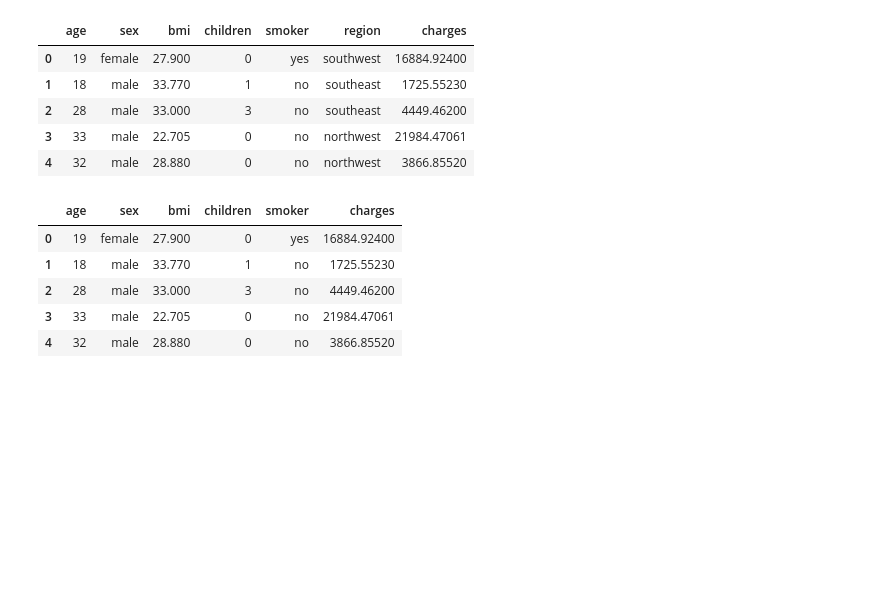
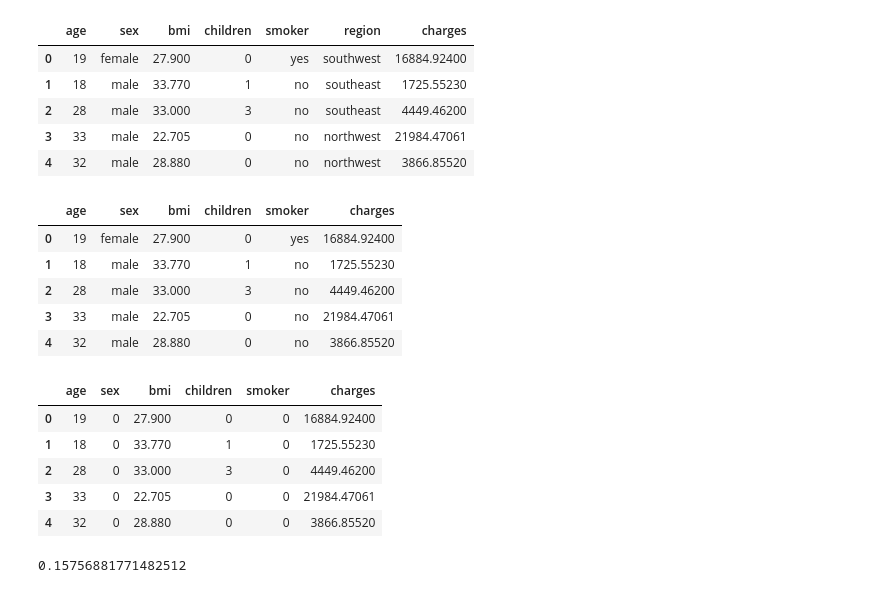
Before and after one commit to AvinashTiwari/Artifical-intelligence-2, a Jupyter notebook: 1_DataScience_20_Case_Studies/6_Insurance_Premium/Insurance.ipynb, the cells around one changed output. Drawn from its saved outputs; the diff is of its cells as text; code cells hidden in the pictures; blank space fills up the shorter version.

```diff
--- a/1_DataScience_20_Case_Studies/6_Insurance_Premium/Insurance.ipynb
+++ b/1_DataScience_20_Case_Studies/6_Insurance_Premium/Insurance.ipynb
@@ -135,3 +135,14 @@ insurance.head()
 | 2 | 28 | male | 33.000 | 3 | no | 4449.46200 |
 | 3 | 33 | male | 22.705 | 0 | no | 21984.47061 |
 | 4 | 32 | male | 28.880 | 0 | no | 3866.85520 |
+# %%
+insurance['sex'] = insurance['sex'].map(lambda s :1 if s == 'female' else 0)
+insurance['smoker'] = insurance['smoker'].map(lambda s :1 if s == 'yes' else 0)
+insurance.head()
+# %% [output]
+|  | age | sex | bmi | children | smoker | charges |
+| 0 | 19 | 0 | 27.900 | 0 | 0 | 16884.92400 |
+| 1 | 18 | 0 | 33.770 | 1 | 0 | 1725.55230 |
+| 2 | 28 | 0 | 33.000 | 3 | 0 | 4449.46200 |
+| 3 | 33 | 0 | 22.705 | 0 | 0 | 21984.47061 |
+| 4 | 32 | 0 | 28.880 | 0 | 0 | 3866.85520 |
@@ -137,0 +152,10 @@ insurance.head()
+# %%
+from sklearn.model_selection import train_test_split
+from sklearn.linear_model import LinearRegression
+X_train, X_test, y_train, y_test = train_test_split(X,y, random_state=0)
+lr = LinearRegression().fit(X_train, y_train)
+y_train_pred = lr.predict(X_train)
+y_test_pred = lr.predict(X_test)
+print(lr.score(X_test, y_test))
+# %% [output]
+0.15756881771482512
```
Also changed, not shown: parts of 7 cells of this notebook.
